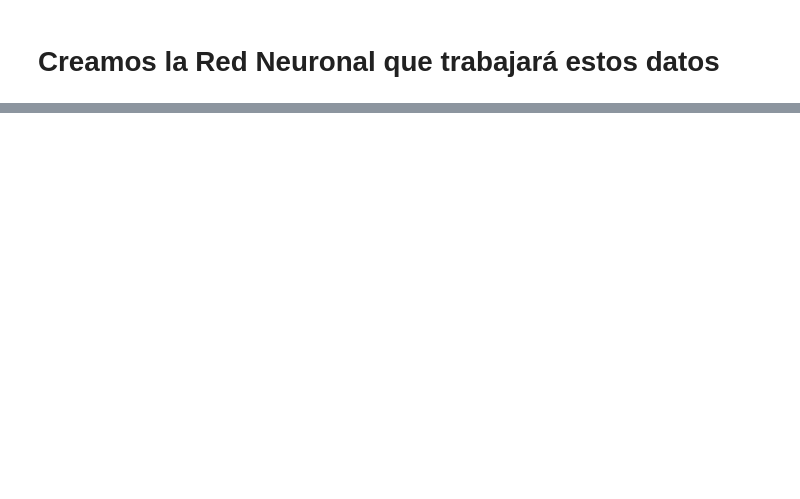
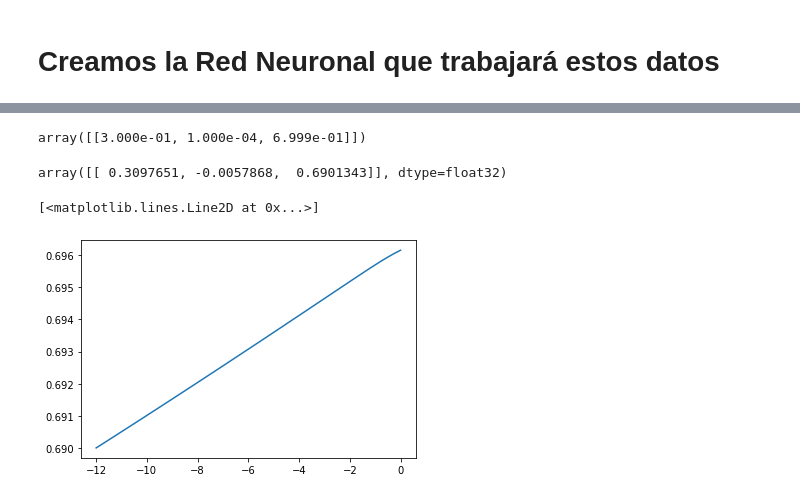
Before and after one commit to JuanDDiosRojas/NeuralNetworks, a Jupyter notebook: Entrenamiento Soluciones EDO.ipynb, the cells around one changed output, grey strips where cells are left out. Drawn from its saved outputs; the diff is of its cells as text; code cells hidden in the pictures; blank space fills up the shorter version.

```diff
--- a/Entrenamiento Soluciones EDO.ipynb
+++ b/Entrenamiento Soluciones EDO.ipynb
@@ -162,3 +176,22 @@ plt.plot(Z,model.predict(dom)[:,0],model.predict(dom)[:,1],model.predict(dom)[:,
+# %%
+Om = 0.3
+t=[-11.75510204]
+EDO(t,Om)
+# %% [output]
+array([[3.000e-01, 1.000e-04, 6.999e-01]])
+# %%
+model.predict([[-11.75510204,Om]])
+# %% [output]
+array([[ 0.3097651, -0.0057868,  0.6901343]], dtype=float32)
+# %%
+w=np.linspace(0,-12)
+B=[[w, Om]]
+#model.predict(B)
+plt.plot(Z,A[:,2])
+#plt.plot(Z,EDO(Z,0.3)[:,1])
+# %% [output]
+[<matplotlib.lines.Line2D at 0x...>]
+[figure, added]
 # %%
 t=np.linspace(0,-12)
 X=[]
```
Also changed, not shown: parts of 19 cells of this notebook.
